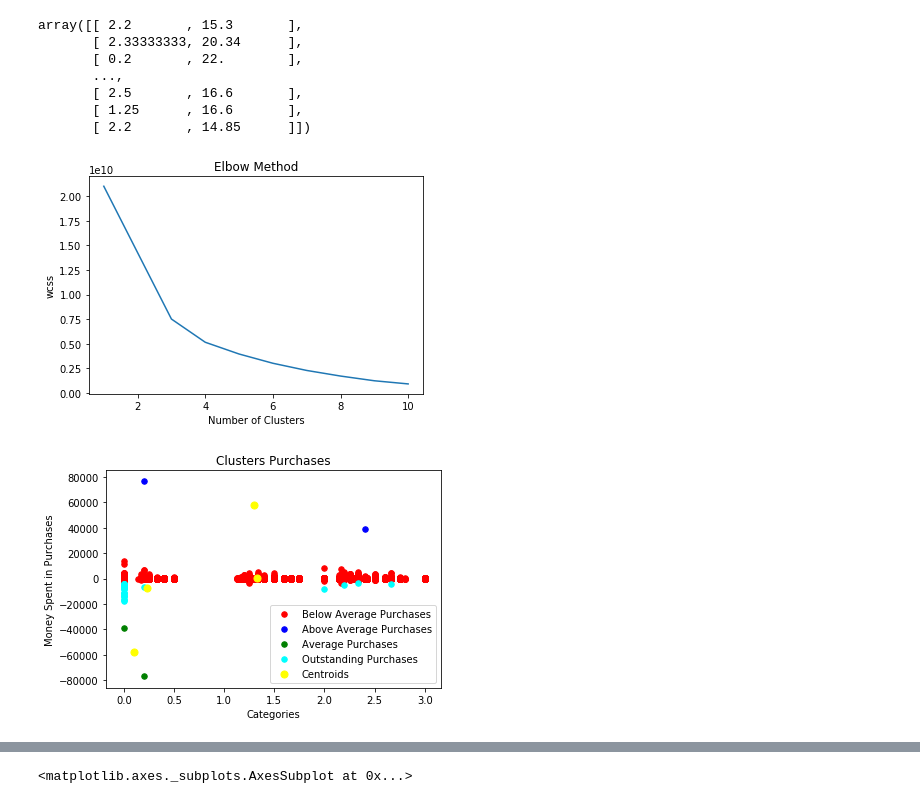
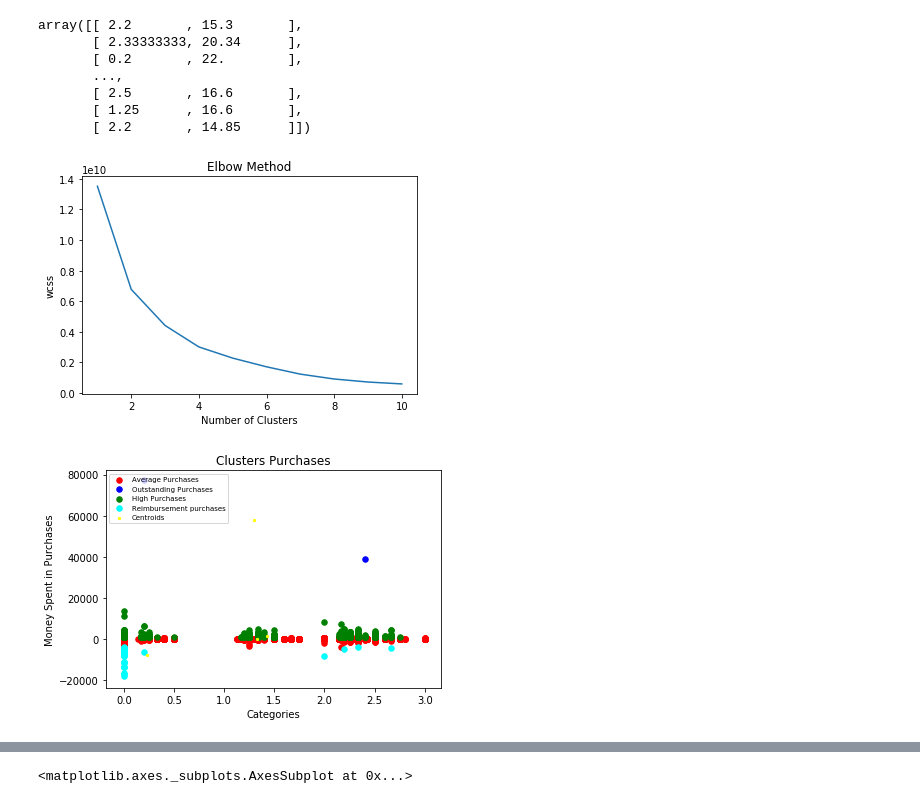
Before and after one commit to nonameforpirate/businessAnalysis, a Jupyter notebook: ARIMA.ipynb, the cells around one changed output, grey strips where cells are left out. Saved outputs shown, nothing was run; the diff lists cells and outputs as text; code cells hidden in the pictures.

```diff
--- a/ARIMA.ipynb
+++ b/ARIMA.ipynb
@@ -19,8 +21,8 @@ import warnings
 import statsmodels.api as sm
 # %%
 #recreating the dataset.
-overallClusters = pd.read_csv('overallClusters.csv')
-averageClusters = overallClusters.query('OverallClusters == 3 or OverallClusters == 0')
+overallClusters = pd.read_csv('overallClustersV2.csv')
+averageClusters = overallClusters.query('OverallClusters == 0')
 averageClusters
 # %% [output]
 |  | Unnamed: 0 | InvoiceNo | StockCode | Description | Quantity | InvoiceDate | UnitPrice | CustomerID | Country | ... |
@@ -69,23 +71,23 @@ plt.ylabel('wcss')
 plt.show()
 #According with the results 4 clusters are the choosen ones.
 # %% [output]
-[figure, old version]
+[figure, new version]
 # %%
 #applying clusters with 4.
 newkmeans = KMeans(n_clusters = 4, init = 'k-means++', max_iter = 300, n_init = 10, random_state = 0)
 newy_kmeans = newkmeans.fit_predict(newX)
 # %%
 #visualizing the reuslts
-plt.scatter(newX[newy_kmeans == 0, 0], newX[newy_kmeans == 0, 1], s = 30, c = 'red', label = 'Below Average Purchases')
-plt.scatter(newX[newy_kmeans == 1, 0], newX[newy_kmeans == 1, 1], s = 30, c = 'blue', label = 'Above Average Purchases')
-plt.scatter(newX[newy_kmeans == 2, 0], newX[newy_kmeans == 2, 1], s = 30, c = 'green', label = 'Average Purchases')
-plt.scatter(newX[newy_kmeans == 3, 0], newX[newy_kmeans == 3, 1], s = 30, c = 'cyan', label = 'Outstanding Purchases')
+plt.scatter(newX[newy_kmeans == 0, 0], newX[newy_kmeans == 0, 1], s = 30, c = 'red', label = 'Average Purchases')
+plt.scatter(newX[newy_kmeans == 1, 0], newX[newy_kmeans == 1, 1], s = 30, c = 'blue', label = 'Outstanding Purchases')
+plt.scatter(newX[newy_kmeans == 2, 0], newX[newy_kmeans == 2, 1], s = 30, c = 'green', label = 'High Purchases')
+plt.scatter(newX[newy_kmeans == 3, 0], newX[newy_kmeans == 3, 1], s = 30, c = 'cyan', label = 'Reimbursement purchases')
 #plt.scatter(X[y_kmeans == 4, 0], X[y_kmeans == 4, 1], s = 30, c = 'magenta', label = 'cluster 5')
-plt.scatter(newkmeans.cluster_centers_[:,0], newkmeans.cluster_centers_[:,1], s=50, c='yellow', label='Centroids')
+plt.scatter(newkmeans.cluster_centers_[:,0], newkmeans.cluster_centers_[:,1], s=5, c='yellow', label='Centroids')
 plt.title('Clusters Purchases')
 plt.xlabel('Categories')
 plt.ylabel('Money Spent in Purchases')
-plt.legend()
+plt.legend(loc=2, prop={'size': 7})
 plt.show()
 # %% [output]
-[figure, old version]
+[figure, new version]
```
Also changed, not shown: parts of 9 cells of this notebook, 1 other file.
